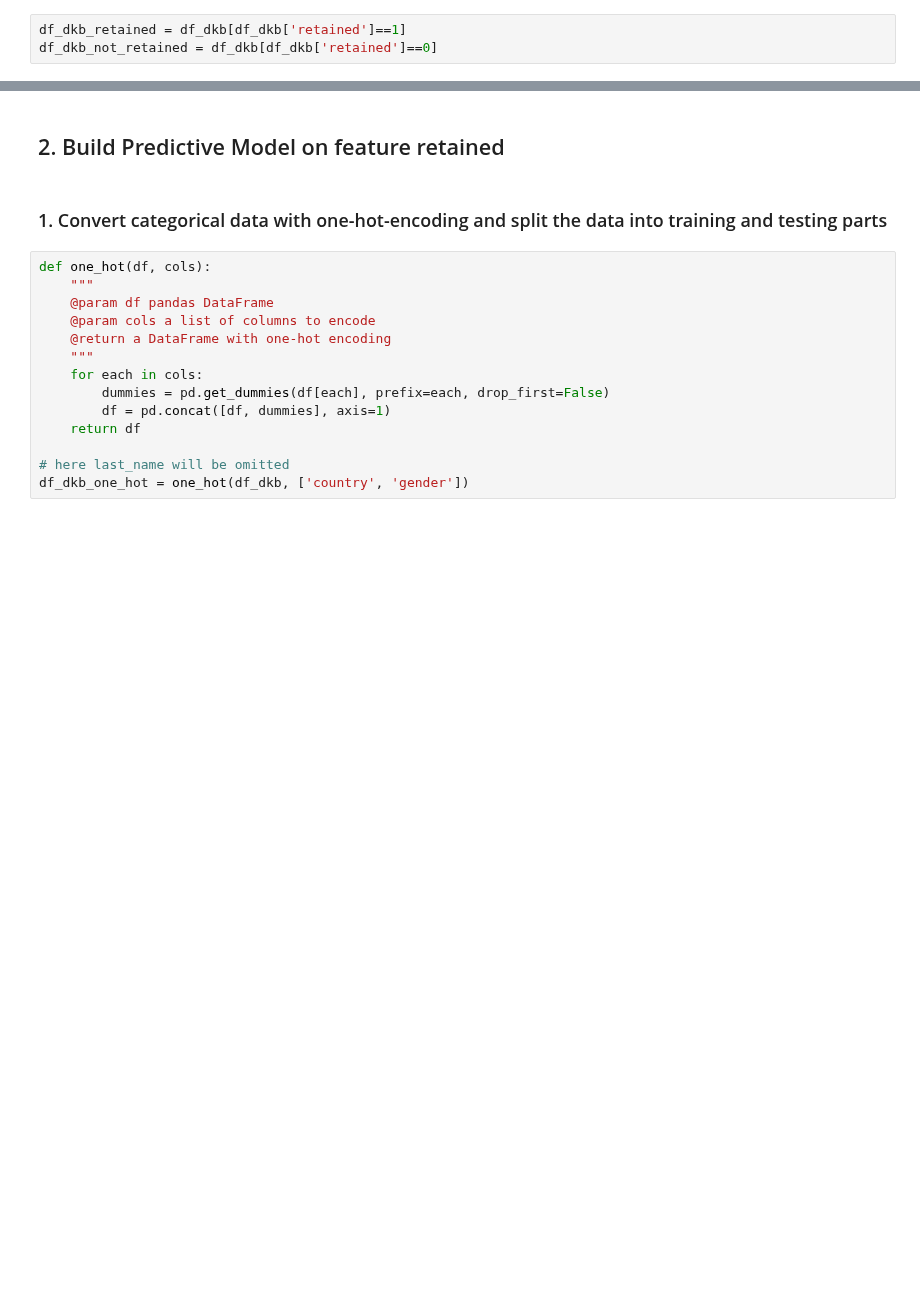
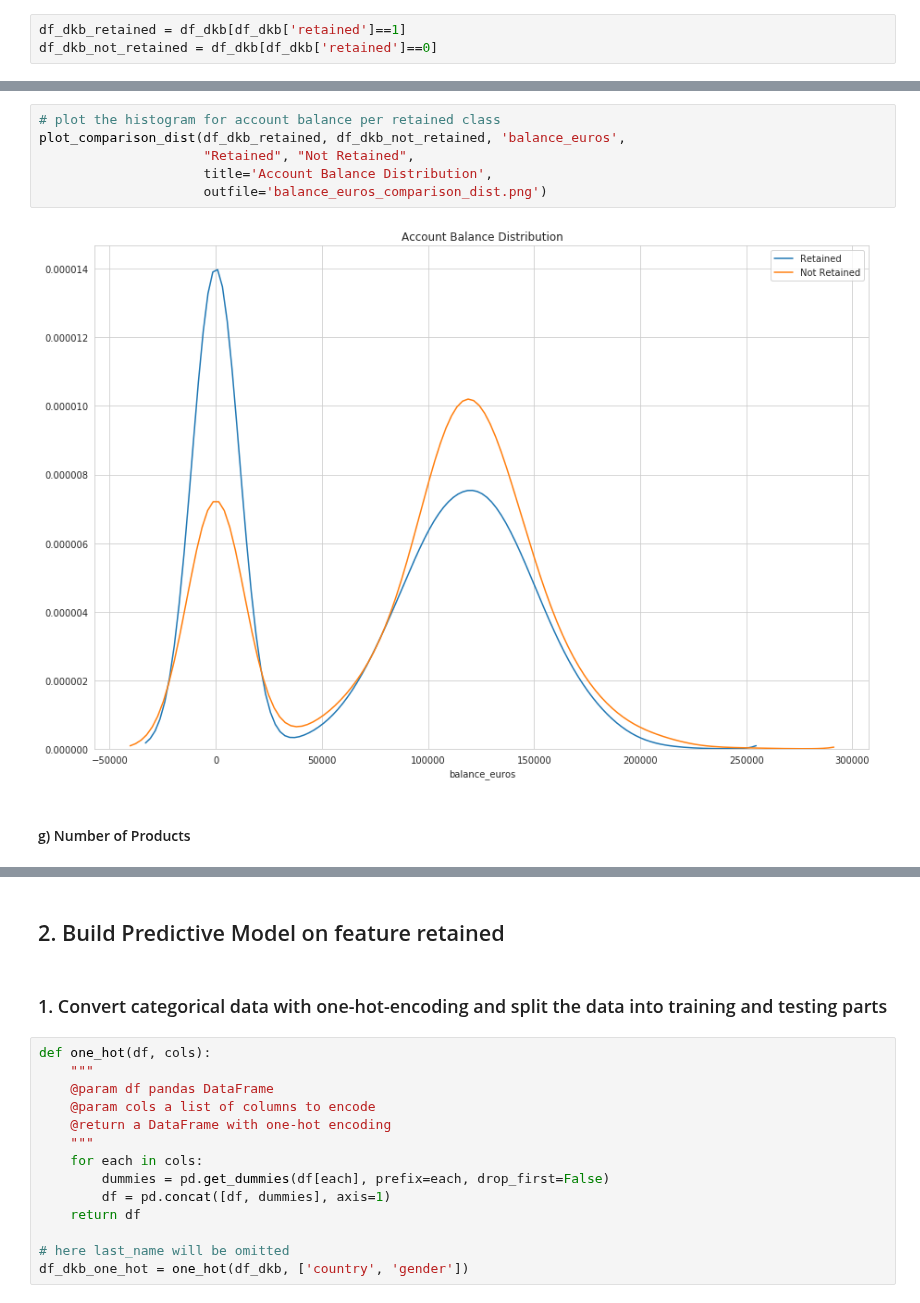
Before and after one commit to jiacheng-yao/ml_challenges, a Jupyter notebook: dkb/DKB DS Challenge - Jiacheng Yao.ipynb, the cells around one changed output, grey strips where cells are left out. Drawn from its saved outputs; the diff is of its cells as text; blank space fills up the shorter version.

```diff
--- a/dkb/DKB DS Challenge - Jiacheng Yao.ipynb
+++ b/dkb/DKB DS Challenge - Jiacheng Yao.ipynb
@@ -398,0 +277,10 @@ axis.set_xticklabels(df_dkb_grouped_by_retained['retained'].unique(), rotation=0
+# %%
+# plot the histogram for account balance per retained class
+plot_comparison_dist(df_dkb_retained, df_dkb_not_retained, 'balance_euros',
+                     "Retained", "Not Retained",
+                     title='Account Balance Distribution',
+                     outfile='balance_euros_comparison_dist.png')
+# %% [output]
+[figure, added]
+# %% [markdown]
+#### g) Number of Products
```
Also changed, not shown: parts of 53 cells of this notebook.
